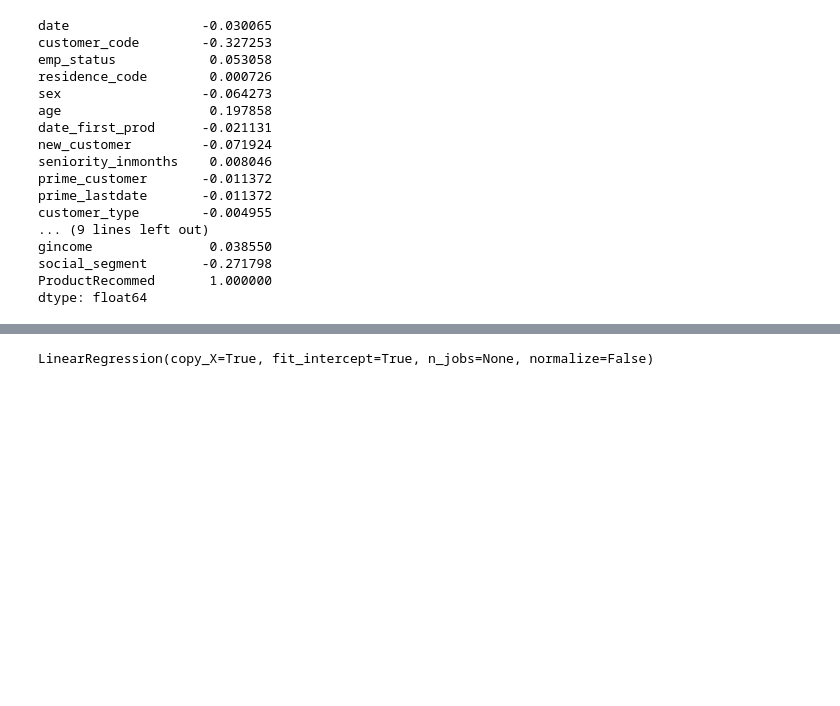
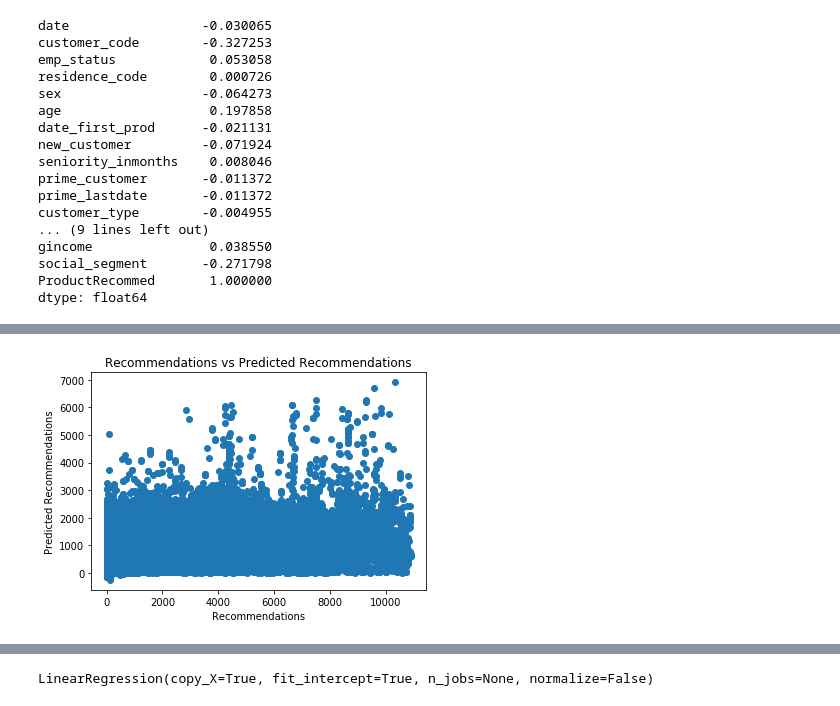
Before and after one commit to PRINCEMAIN/santander-starter-Dataset-ProductRecommendation, a Jupyter notebook: santander-starter.ipynb, the cells around one changed output, grey strips where cells are left out. Cells and saved outputs as stored; diff of their text form; code cells hidden in the pictures; blank space fills up the shorter version.

```diff
--- a/santander-starter.ipynb
+++ b/santander-starter.ipynb
@@ -1315,0 +813,19 @@ plot_corr(traintesting)
+# %%
+#Prediction
+#x_train, x_valid, y_train, y_valid = train_test_split(traintesting.drop(["ProductRecommed"], axis=1), traintesting['ProductRecommed'], test_size=0.2, random_state=13)
+y_pred=model.predict(x_valid)
+#convert into binary values
+#for i in range(0,99):
+#    if y_pred[i]>=.5:       # setting threshold to .5
+#       y_pred[i]=1
+#    else:
+#       y_pred[i]=0
+y_pred1= y_pred.astype('int64')
+# %%
+plt.scatter(y_valid, y_pred1)
+plt.xlabel("Recommendations")
+plt.ylabel("Predicted Recommendations")
+plt.title("Recommendations vs Predicted Recommendations")
+plt.show()
+# %% [output]
+[figure, added]
```
Also changed, not shown: parts of 138 cells of this notebook, 6 other files.
